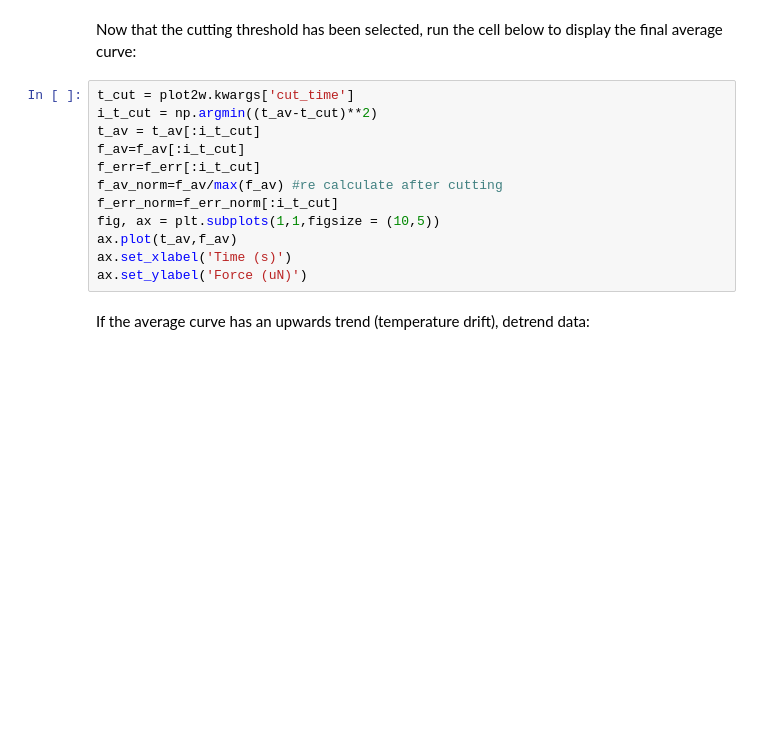
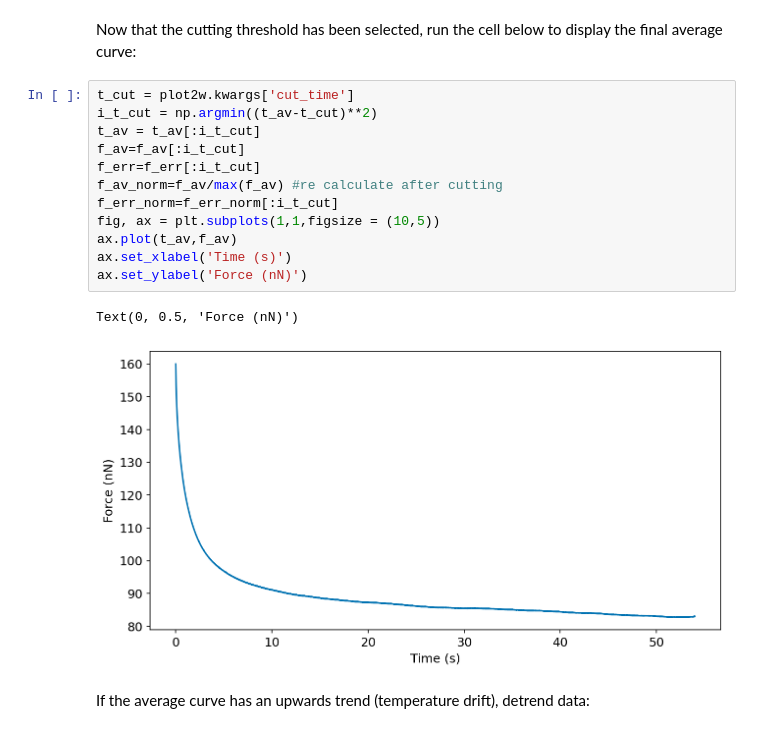
Before and after one commit to GiuseppeCiccone96/stressrelaxnano, a Jupyter notebook: main.ipynb, the cells around one changed output. Cells and saved outputs as stored; diff of their text form; blank space fills up the shorter version.

```diff
--- a/main.ipynb
+++ b/main.ipynb
@@ -320,15 +339,18 @@ Now that the cutting threshold has been selected, run the cell below to display
 # %%
 t_cut = plot2w.kwargs['cut_time']
 i_t_cut = np.argmin((t_av-t_cut)**2)
 t_av = t_av[:i_t_cut]
 f_av=f_av[:i_t_cut]
 f_err=f_err[:i_t_cut]
 f_av_norm=f_av/max(f_av) #re calculate after cutting
 f_err_norm=f_err_norm[:i_t_cut]
 fig, ax = plt.subplots(1,1,figsize = (10,5))
 ax.plot(t_av,f_av)
 ax.set_xlabel('Time (s)')
-ax.set_ylabel('Force (uN)')
+ax.set_ylabel('Force (nN)')
+# %% [output]
+Text(0, 0.5, 'Force (nN)')
+[figure, added]
 # %% [markdown]
 If the average curve has an upwards trend (temperature drift), detrend data:
 # %%
```
Also changed, not shown: parts of 18 cells of this notebook.
